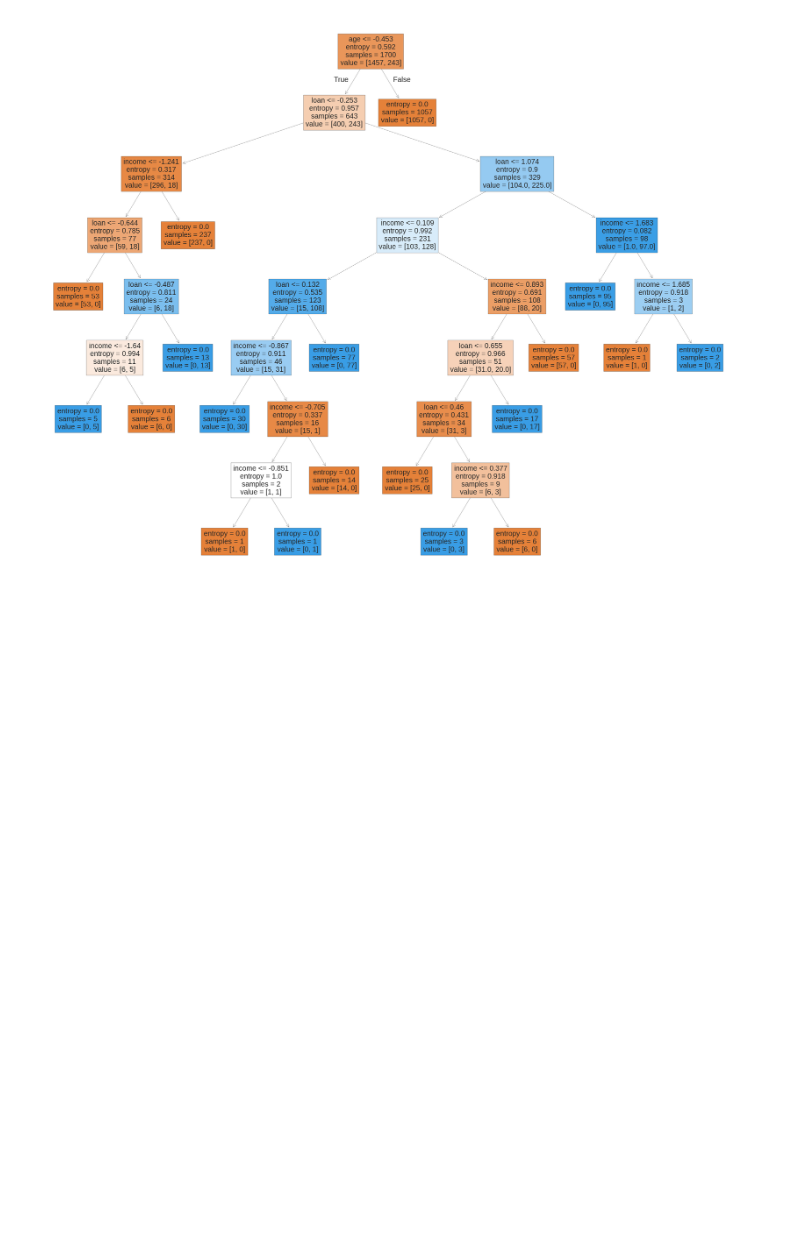
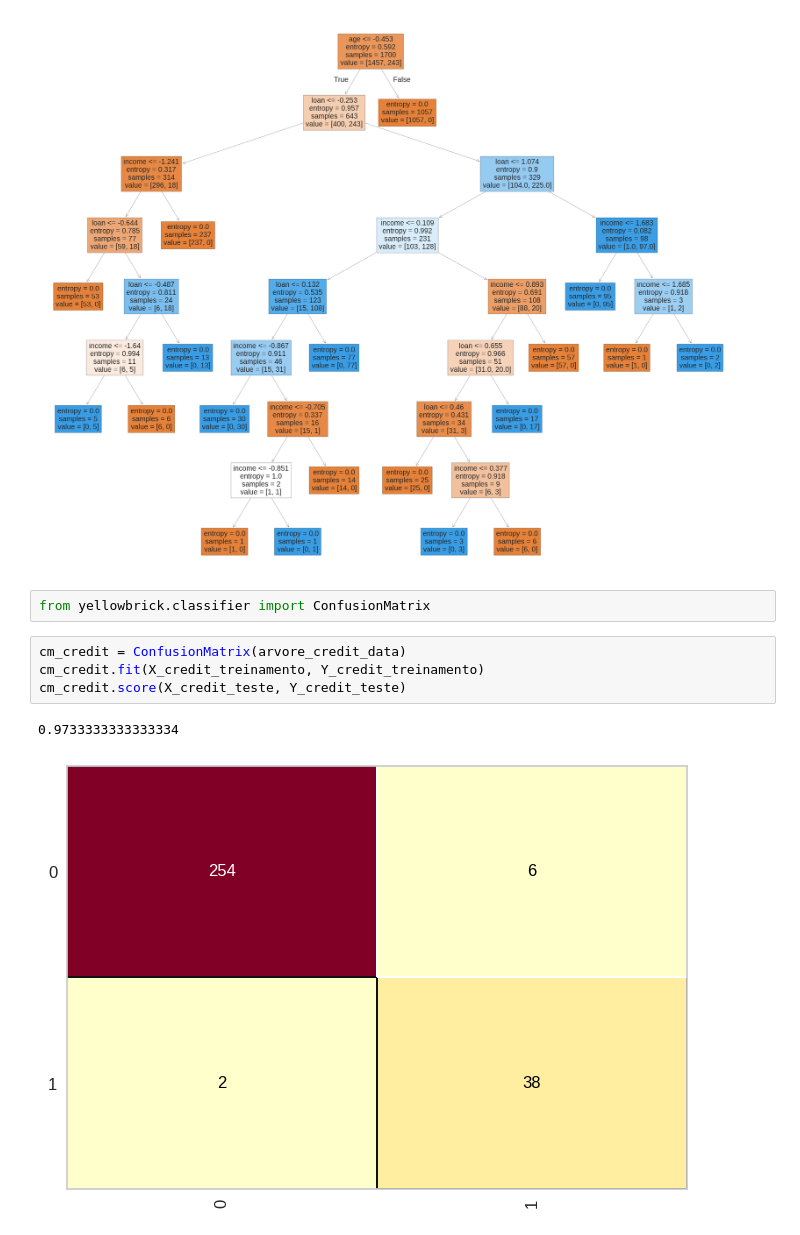
Before and after one commit to IsabelaNeves1/am-t4-s1a2026, a Jupyter notebook: MultiNeuralCredit0512.ipynb, the cells around one changed output. Saved outputs shown, nothing was run; the diff lists cells and outputs as text; blank space fills up the shorter version.

```diff
--- a/MultiNeuralCredit0512.ipynb
+++ b/MultiNeuralCredit0512.ipynb
@@ -186,3 +186,12 @@ _ = tree.plot_tree(arvore_credit_data, feature_names=previsoes_arvore, filled=Tr
 plt.show()
 # %% [output]
 [figure]
+# %%
+from yellowbrick.classifier import ConfusionMatrix
+# %%
+cm_credit = ConfusionMatrix(arvore_credit_data)
+cm_credit.fit(X_credit_treinamento, Y_credit_treinamento)
+cm_credit.score(X_credit_teste, Y_credit_teste)
+# %% [output]
+0.9733333333333334
+[figure, added]
```
